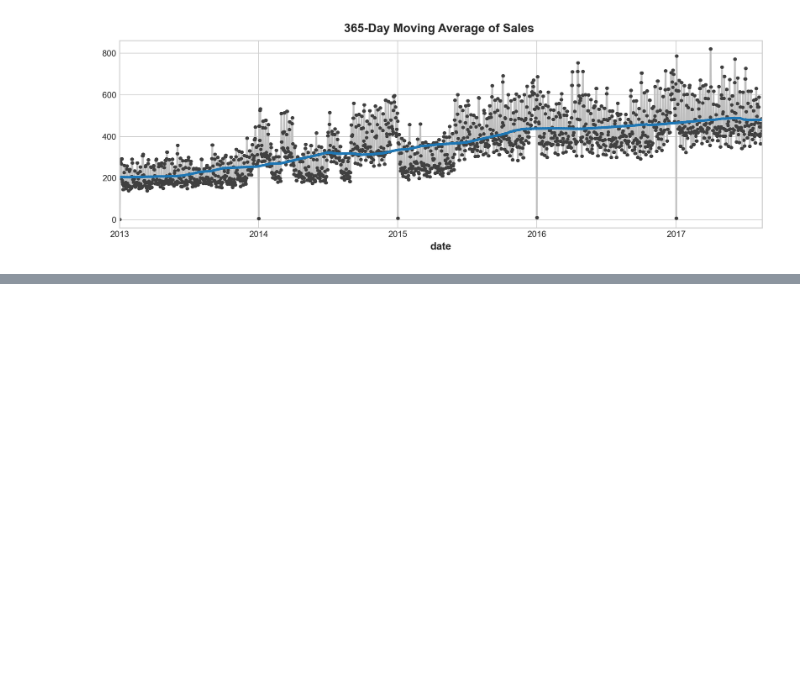
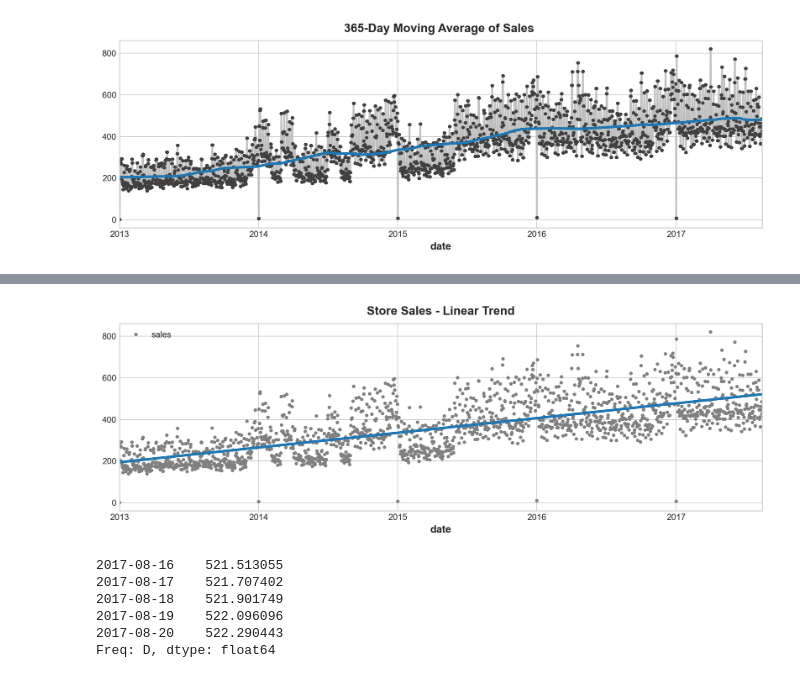
Before and after one commit to rohovskoi/store_sales_supervised_ml, a Jupyter notebook: store_sales_test.ipynb, the cells around one changed output, grey strips where cells are left out. Cells and saved outputs as stored; diff of their text form; code cells hidden in the pictures; blank space fills up the shorter version.

```diff
--- a/store_sales_test.ipynb
+++ b/store_sales_test.ipynb
@@ -203,12 +199,18 @@ moving_average.plot(
+# %%
+avg_sales = avg_sales.reindex(columns=['sales'])
 # %%
+
 # Deterministic Process will help us avoid some tricky failure cases that can arise with time series and linear regression.
 from statsmodels.tsa.deterministic import  DeterministicProcess
-
-y = avg_sales.copy() # target
 
 dp = DeterministicProcess(
     index=avg_sales.index,  # dates from the training data
     constant=True,  # dummy feature for the bias (y_intercept)
     order=1,  # the time dummy (trend)
-    drop=True
+    drop=True  # dropping terms if necessary to avoid collinearity
 )
+
+# `in_sample` creates features for the dates given in the `index` argument
+X = dp.in_sample()
+
+X.head()
@@ -214,0 +225,30 @@ dp = DeterministicProcess(
+# %%
+y = avg_sales['sales']  # target
+
+# The intercept is the same as the `const` feature from
+# DeterministicProcess. LinearRegression behaves badly with duplicated
+# features, so we need to be sure to exclude it here.
+
+lg = LinearRegression(fit_intercept=False)
+lg.fit(X, y)
+
+y_pred = pd.Series(lg.predict(X), index=X.index)
+
+ax = avg_sales.plot(style=".", color="0.5", title="Store Sales - Linear Trend")
+
+_ = y_pred.plot(ax=ax, linewidth=3, label="Trend")
+# %% [output]
+[figure, added]
+# %%
+X = dp.out_of_sample(steps=30)
+
+y_fore = pd.Series(lg.predict(X), index=X.index)
+
+y_fore.head()
+# %% [output]
+2017-08-16    521.513055
+2017-08-17    521.707402
+2017-08-18    521.901749
+2017-08-19    522.096096
+2017-08-20    522.290443
+Freq: D, dtype: float64
```
Also changed, not shown: parts of 7 cells of this notebook.
